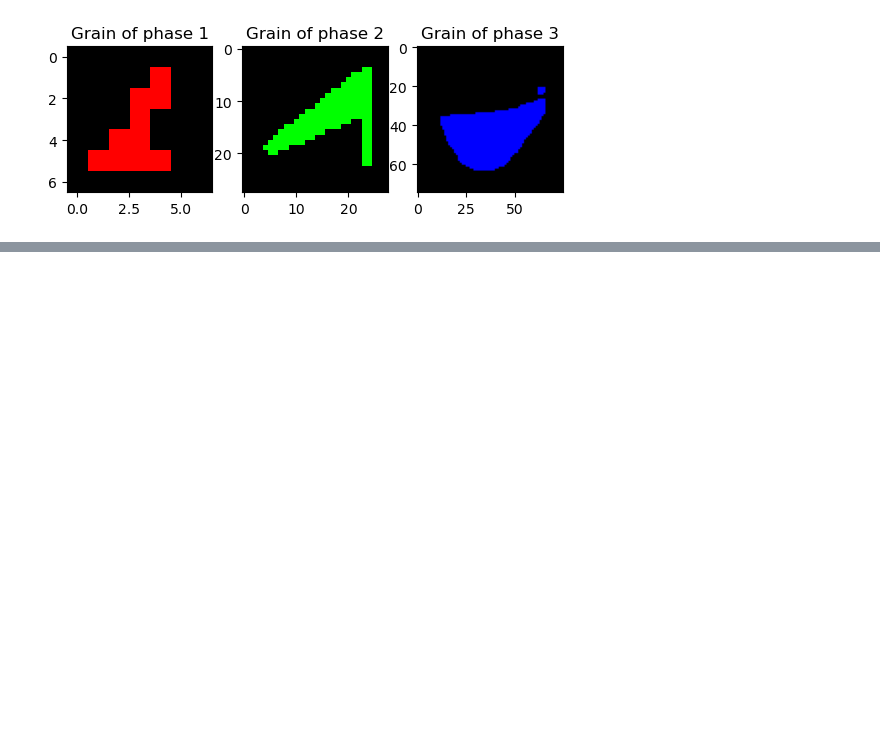
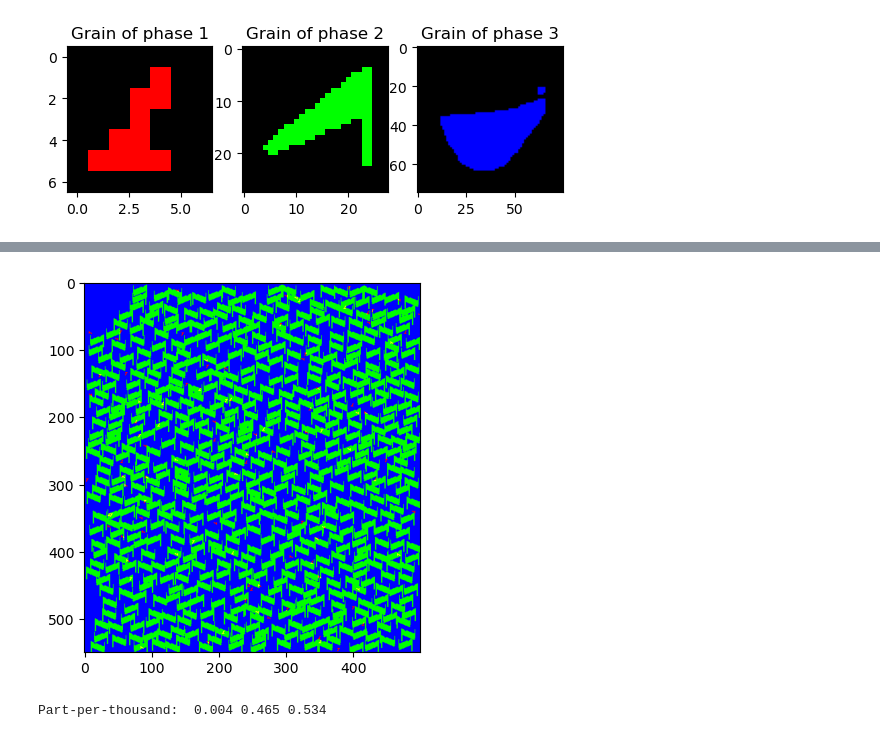
Before and after one commit to KrzysiekJa/grain-images-analytics, a Jupyter notebook: notebook.ipynb, the cells around one changed output, grey strips where cells are left out. Saved outputs shown, nothing was run; the diff lists cells and outputs as text; code cells hidden in the pictures; blank space fills up the shorter version.

```diff
--- a/notebook.ipynb
+++ b/notebook.ipynb
@@ -1402,3 +1440,20 @@ Part-per-thousand:  0.003 0.476 0.523
+# %%
+# adding austenite to artificial image
+add_third_part_of_grains(new_image, image_1, phase_1_grains_amount)
+
+plt.imshow(new_image, cmap=cmap)
+plt.show()
+# %% [output]
+[figure, added]
+# %%
+image_area = new_image.shape[0] * new_image.shape[1]
+phase_1_percentage = round(cv2.countNonZero(new_image[:,:,0]) / image_area, 3)
+phase_2_percentage = round(cv2.countNonZero(new_image[:,:,1]) / image_area, 3)
+phase_3_percentage = round(cv2.countNonZero(new_image[:,:,2]) / image_area, 3)
+
+print("Part-per-thousand: ", phase_1_percentage, phase_2_percentage, phase_3_percentage)
+# %% [output]
+Part-per-thousand:  0.004 0.465 0.534
 # %%
 # for extra work
 def multi_visualize(rows_num, cols_num):
```
Also changed, not shown: parts of 12 cells of this notebook.
